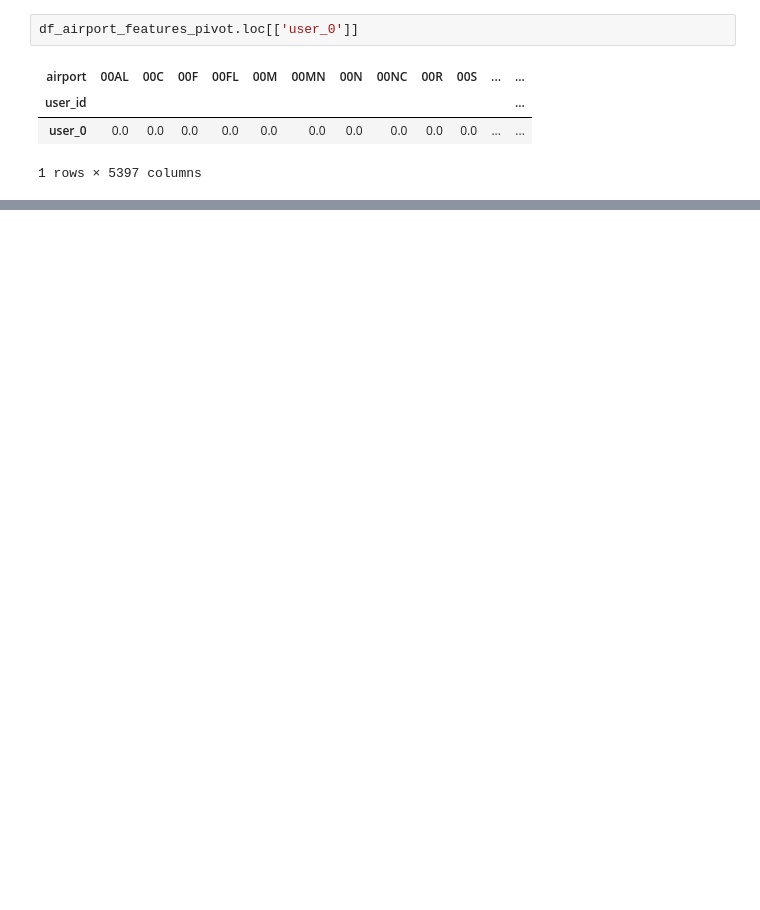
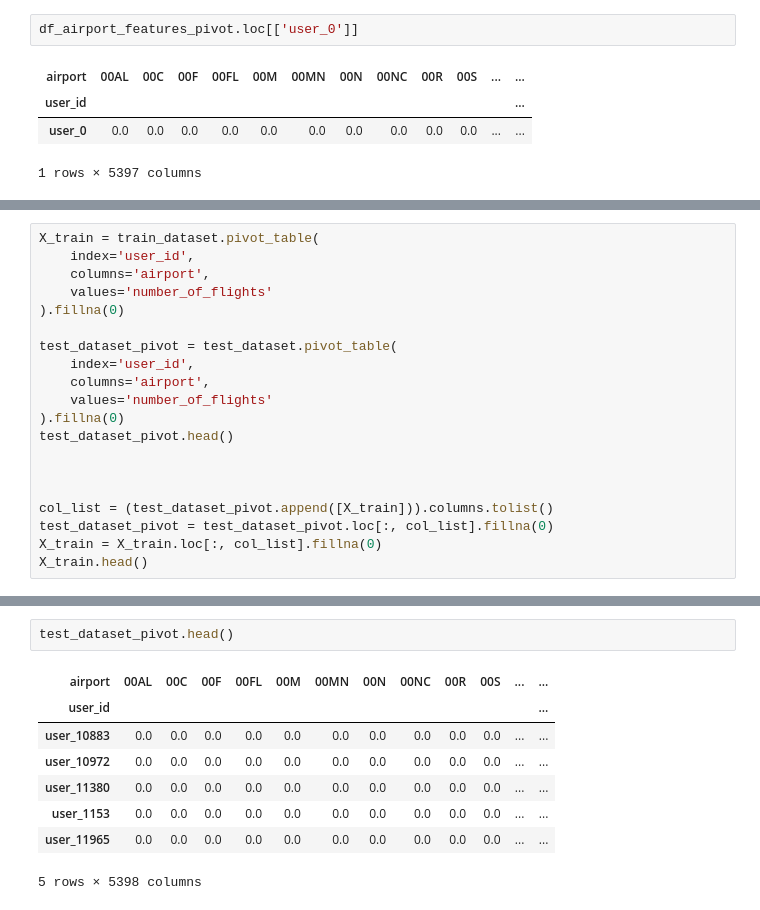
Before and after one commit to kas5852/HackRice2019, a Jupyter notebook: HackRice/Datasets/HackRiceForeFlight.ipynb, the cells around one changed output, grey strips where cells are left out. Cells and saved outputs as stored; diff of their text form; blank space fills up the shorter version.

```diff
--- a/HackRice/Datasets/HackRiceForeFlight.ipynb
+++ b/HackRice/Datasets/HackRiceForeFlight.ipynb
@@ -143,0 +109,20 @@ print(classification_report(y_test, y_pred))
+# %%
+X_train = train_dataset.pivot_table(
+    index='user_id',
+    columns='airport',
+    values='number_of_flights'
+).fillna(0)
+
+test_dataset_pivot = test_dataset.pivot_table(
+    index='user_id',
+    columns='airport',
+    values='number_of_flights'
+).fillna(0)
+test_dataset_pivot.head()
+
+
+
+col_list = (test_dataset_pivot.append([X_train])).columns.tolist()
+test_dataset_pivot = test_dataset_pivot.loc[:, col_list].fillna(0)
+X_train = X_train.loc[:, col_list].fillna(0)
+X_train.head()
@@ -143,0 +138,11 @@ print(classification_report(y_test, y_pred))
+# %%
+test_dataset_pivot.head()
+# %% [output]
+| airport | 00AL | 00C | 00F | 00FL | 00M | 00MN | 00N | 00NC | 00R | 00S | ... | ... |
+| user_id |  |  |  |  |  |  |  |  |  |  |  | ... |
+| user_10883 | 0.0 | 0.0 | 0.0 | 0.0 | 0.0 | 0.0 | 0.0 | 0.0 | 0.0 | 0.0 | ... | ... |
+| user_10972 | 0.0 | 0.0 | 0.0 | 0.0 | 0.0 | 0.0 | 0.0 | 0.0 | 0.0 | 0.0 | ... | ... |
+| user_11380 | 0.0 | 0.0 | 0.0 | 0.0 | 0.0 | 0.0 | 0.0 | 0.0 | 0.0 | 0.0 | ... | ... |
+| user_1153 | 0.0 | 0.0 | 0.0 | 0.0 | 0.0 | 0.0 | 0.0 | 0.0 | 0.0 | 0.0 | ... | ... |
+| user_11965 | 0.0 | 0.0 | 0.0 | 0.0 | 0.0 | 0.0 | 0.0 | 0.0 | 0.0 | 0.0 | ... | ... |
+5 rows × 5398 columns
```
Also changed, not shown: parts of 16 cells of this notebook.
